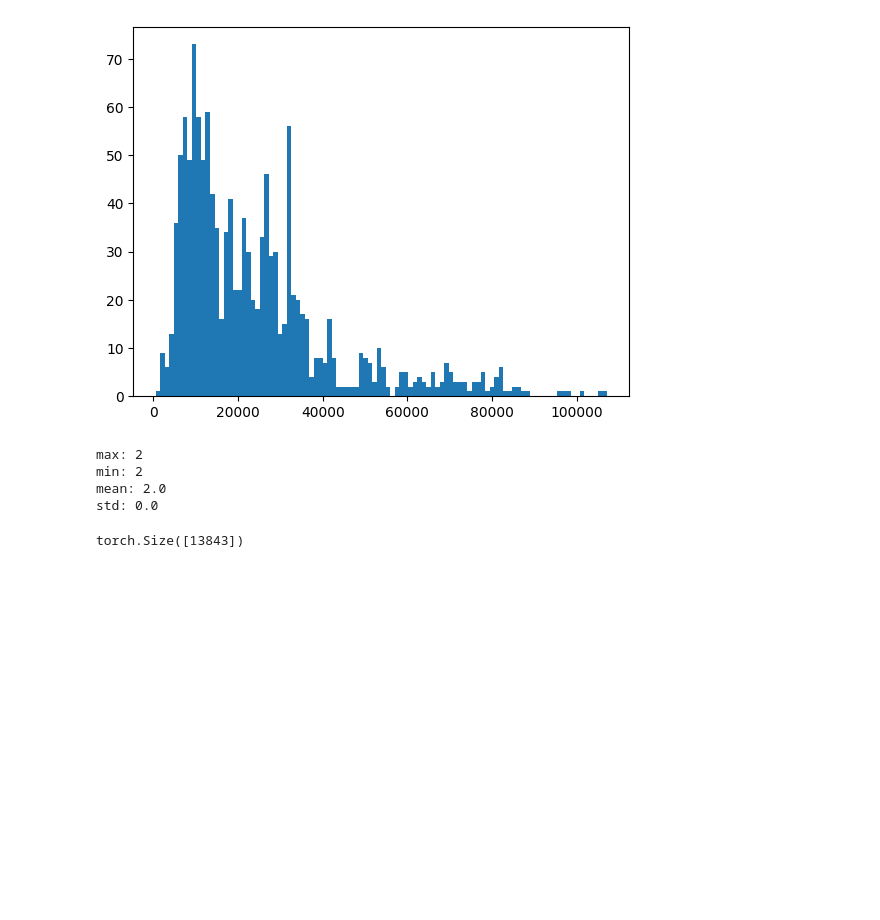
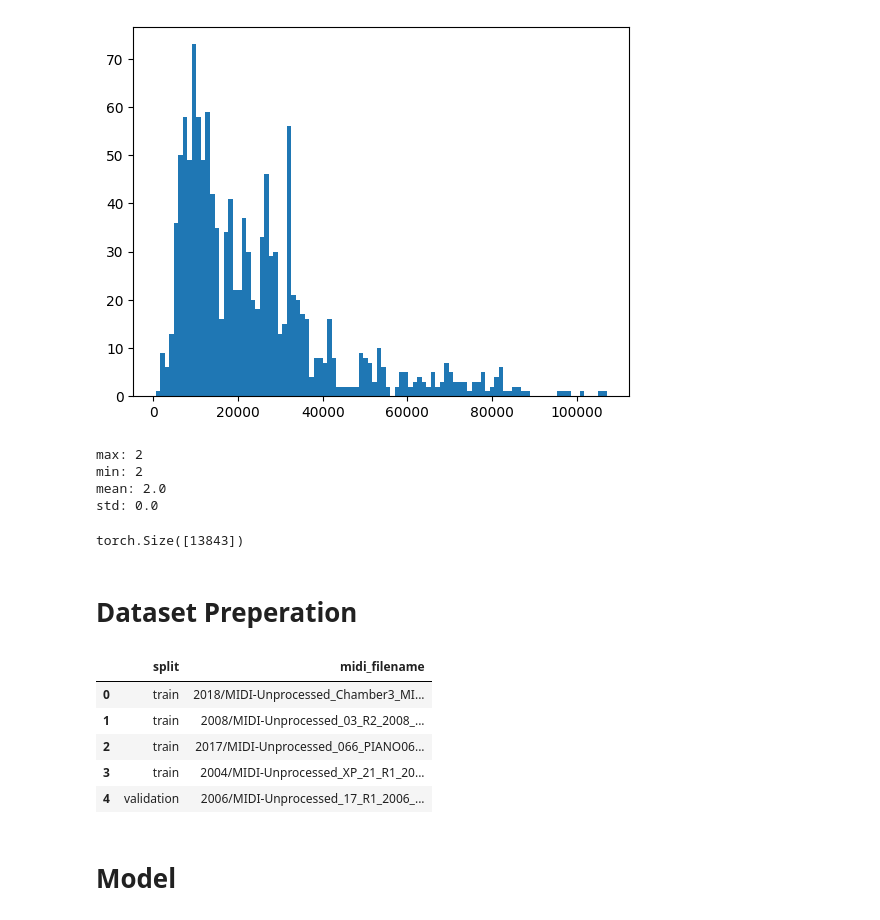
Before and after one commit to eren-ture/Midi-Transformer, a Jupyter notebook: midi_notes.ipynb, the cells around one changed output. Saved outputs shown, nothing was run; the diff lists cells and outputs as text; code cells hidden in the pictures; blank space fills up the shorter version.

```diff
--- a/midi_notes.ipynb
+++ b/midi_notes.ipynb
@@ -79,0 +142,14 @@ DEVICE = 'cuda' if torch.cuda.is_available() else 'cpu'
+# %% [markdown]
+# Dataset Preperation
+# %%
+df = pd.read_csv('./_google_maestro_v3/maestro-v3.0.0.csv')
+df = df[['split', 'midi_filename']]
+# %%
+df.head()
+# %% [output]
+|  | split | midi_filename |
+| 0 | train | 2018/MIDI-Unprocessed_Chamber3_MI... |
+| 1 | train | 2008/MIDI-Unprocessed_03_R2_2008_... |
+| 2 | train | 2017/MIDI-Unprocessed_066_PIANO06... |
+| 3 | train | 2004/MIDI-Unprocessed_XP_21_R1_20... |
+| 4 | validation | 2006/MIDI-Unprocessed_17_R1_2006_... |
@@ -79,0 +176,2 @@ DEVICE = 'cuda' if torch.cuda.is_available() else 'cpu'
+# %% [markdown]
+# Model
```
Also changed, not shown: parts of 21 cells of this notebook.
